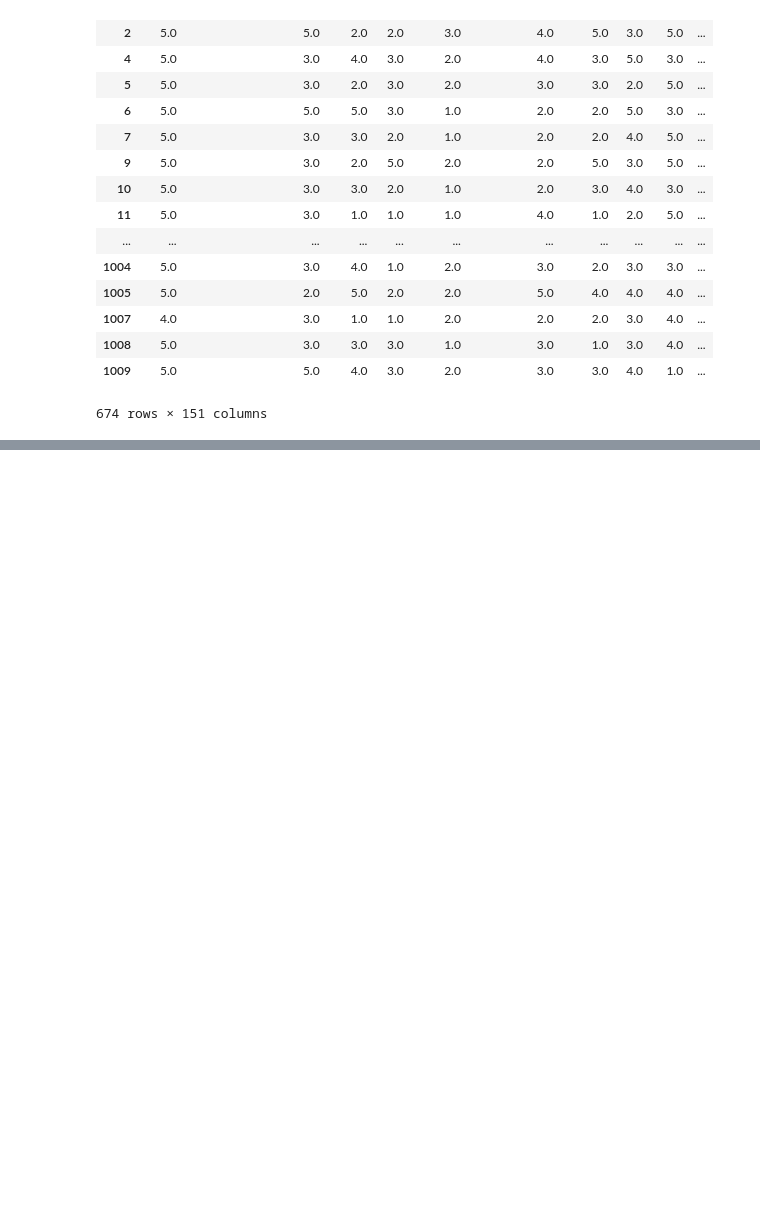
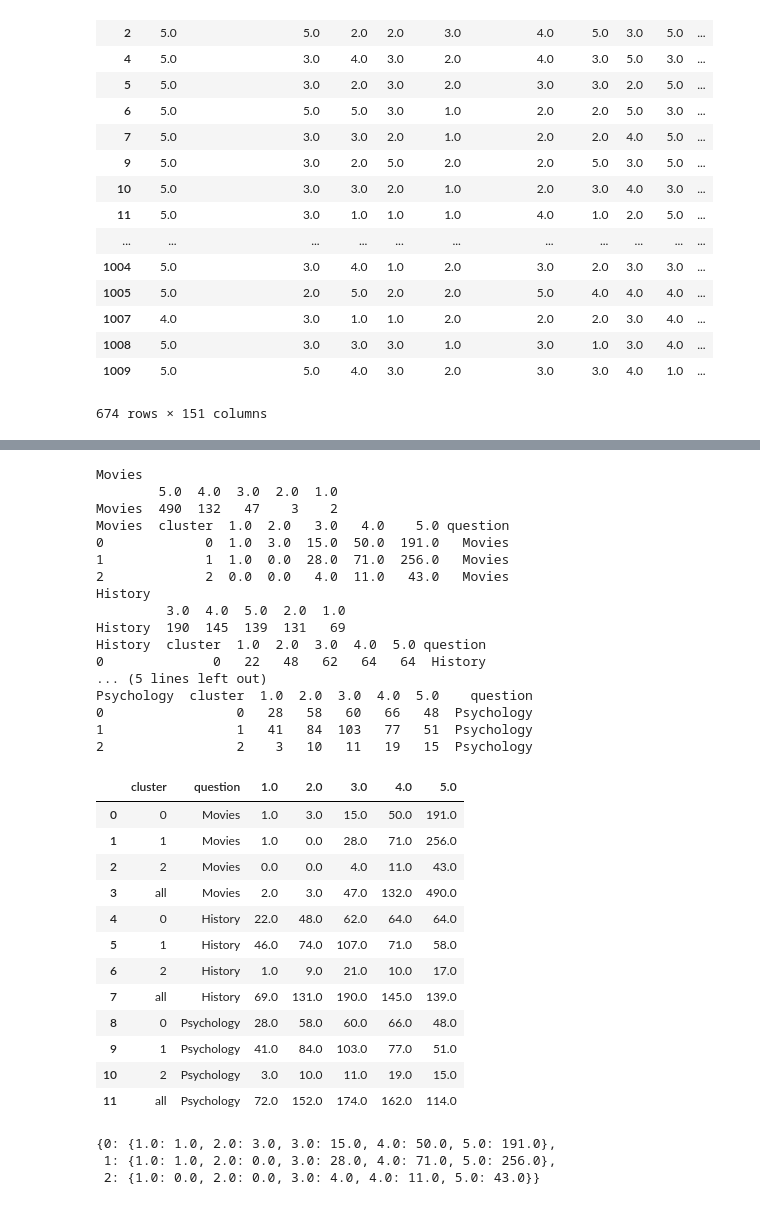
Before and after one commit to ucdavis/ECS272-Winter2020, a Jupyter notebook: Assignment4/sumukherjee/backend.ipynb, the cells around one changed output, grey strips where cells are left out. Cells and saved outputs as stored; diff of their text form; code cells hidden in the pictures; blank space fills up the shorter version.

```diff
--- a/Assignment4/sumukherjee/backend.ipynb
+++ b/Assignment4/sumukherjee/backend.ipynb
@@ -68,7 +68,7 @@ X.shape
 # %% [output]
 (674, 19)
 # %%
-kmeans = MiniBatchKMeans(n_clusters=5,
+kmeans = MiniBatchKMeans(n_clusters=3,
 ...                          random_state=0,
 ...                          batch_size=6,
 ...                          max_iter=10).fit(X)
@@ -120,5 +120,5 @@ array([2, 4, 1, 3, 1, 2, 2, 0, 3, 4, 4, 2, 4, 2, 0, 1, 1, 4, 3, 4, 2, 0,
 # %%
-young_music_full['predicted_music_group']=predicted_music_group
+young_music_full['cluster']=predicted_music_group
 # %% [output]
 A value is trying to be set on a copy of a slice from a DataFrame.
 Try using .loc[row_indexer,col_indexer] = value instead
@@ -161,0 +178,3 @@ X2.shape
+# %%
+young_music_full['X'] = X2[:,0]
+young_music_full['Y'] = X2[:,1]
@@ -161,0 +367,61 @@ X2.shape
+# %%
+def countsdf(df,questions,n_cluster):
+    return_df = pd.DataFrame(columns = ['cluster','question'])#['cluster','question','value','count'])
+    #return_df['cluster']=list(np.repeat(range(n_cluster),5))*len(questions)
+    #return_df['value'] = list(range(5))*len(questions)*n_cluster
+    #return_df['question'] = [ele for ele in questions for i in range(n_cluster*5)]
+    for question in questions:
+        print(question)
+        raw_count_series = df.groupby('cluster')[question].value_counts().unstack().fillna(0)
+        raw_count_df = raw_count_series.reset_index()
+        raw_count_df['question'] = question
+        #print(raw_count_df)
+        #return_df = pd.merge(return_df, raw_count_df,  how='left', left_on=['cluster','question','value'], right_on = ['cluster','question','value'])
+        #return_df['count_x'].fillna(return_df['count_y'])
+        return_df = return_df.append(raw_count_df,ignore_index=True)
+
+        general_count = pd.DataFrame(df[question].value_counts()).T
+        print(general_count)#.unstack().fillna(0)
+        general_count['cluster'] = 'all'
+        general_count['question'] = question
+
+        return_df = return_df.append(general_count,ignore_index=True)
+
+
+        print(raw_count_df)
+
+
+    return(return_df)
+# %%
+countsdf(young_music_full,['Movies','History','Psychology'],3)
+# %% [output]
+Movies
+        5.0  4.0  3.0  2.0  1.0
+Movies  490  132   47    3    2
+Movies  cluster  1.0  2.0   3.0   4.0    5.0 question
+0             0  1.0  3.0  15.0  50.0  191.0   Movies
+1             1  1.0  0.0  28.0  71.0  256.0   Movies
+2             2  0.0  0.0   4.0  11.0   43.0   Movies
+History
+         3.0  4.0  5.0  2.0  1.0
+History  190  145  139  131   69
+History  cluster  1.0  2.0  3.0  4.0  5.0 question
+0              0   22   48   62   64   64  History
+... (5 lines left out)
+Psychology  cluster  1.0  2.0  3.0  4.0  5.0    question
+0                 0   28   58   60   66   48  Psychology
+1                 1   41   84  103   77   51  Psychology
+2                 2    3   10   11   19   15  Psychology
+|  | cluster | question | 1.0 | 2.0 | 3.0 | 4.0 | 5.0 |
+| 0 | 0 | Movies | 1.0 | 3.0 | 15.0 | 50.0 | 191.0 |
+| 1 | 1 | Movies | 1.0 | 0.0 | 28.0 | 71.0 | 256.0 |
+| 2 | 2 | Movies | 0.0 | 0.0 | 4.0 | 11.0 | 43.0 |
+| 3 | all | Movies | 2.0 | 3.0 | 47.0 | 132.0 | 490.0 |
+| 4 | 0 | History | 22.0 | 48.0 | 62.0 | 64.0 | 64.0 |
+| 5 | 1 | History | 46.0 | 74.0 | 107.0 | 71.0 | 58.0 |
+| 6 | 2 | History | 1.0 | 9.0 | 21.0 | 10.0 | 17.0 |
+| 7 | all | History | 69.0 | 131.0 | 190.0 | 145.0 | 139.0 |
+| 8 | 0 | Psychology | 28.0 | 58.0 | 60.0 | 66.0 | 48.0 |
+| 9 | 1 | Psychology | 41.0 | 84.0 | 103.0 | 77.0 | 51.0 |
+| 10 | 2 | Psychology | 3.0 | 10.0 | 11.0 | 19.0 | 15.0 |
+| 11 | all | Psychology | 72.0 | 152.0 | 174.0 | 162.0 | 114.0 |
@@ -161,0 +433,6 @@ X2.shape
+# %%
+movie_df.to_dict()
+# %% [output]
+{0: {1.0: 1.0, 2.0: 3.0, 3.0: 15.0, 4.0: 50.0, 5.0: 191.0},
+ 1: {1.0: 1.0, 2.0: 0.0, 3.0: 28.0, 4.0: 71.0, 5.0: 256.0},
+ 2: {1.0: 0.0, 2.0: 0.0, 3.0: 4.0, 4.0: 11.0, 5.0: 43.0}}
```
Also changed, not shown: parts of 22 cells of this notebook, 2 other files.
